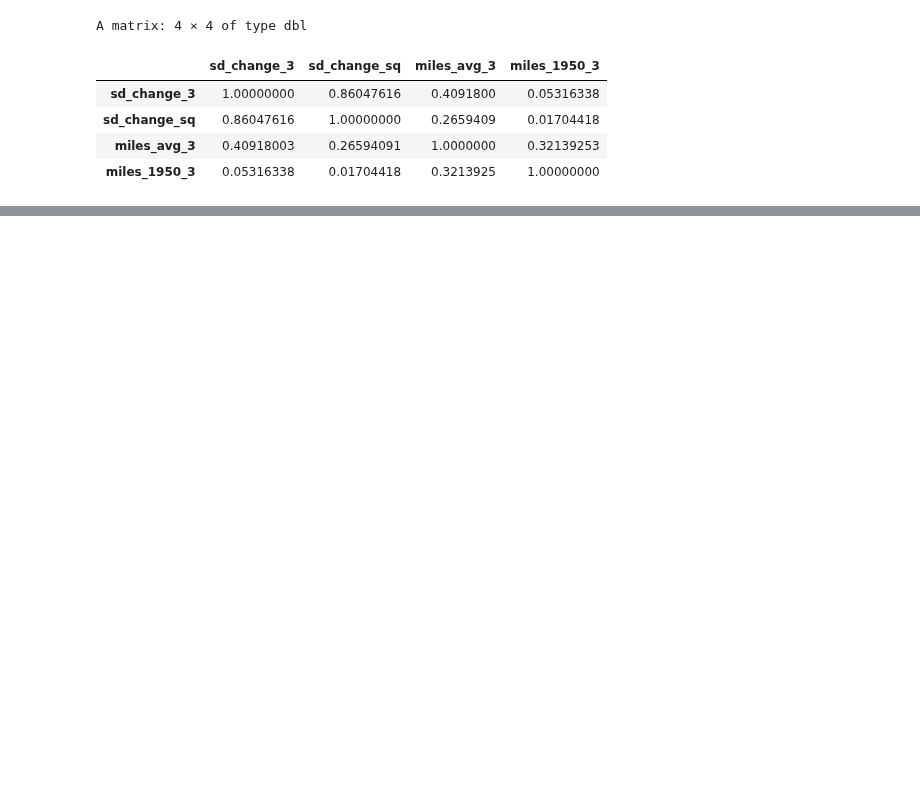
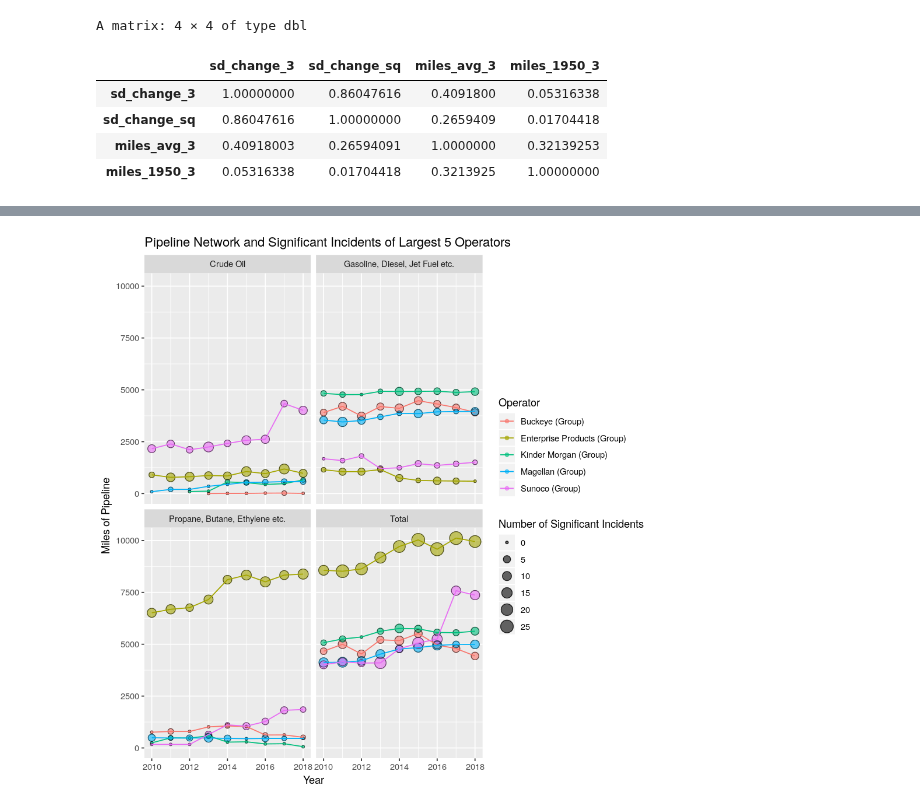
Before and after one commit to julianbarg/oil_industry, a Jupyter notebook: workbooks/11r_data_exploration_numeric.ipynb, the cells around one changed output, grey strips where cells are left out. Cells and saved outputs as stored; diff of their text form; code cells hidden in the pictures; blank space fills up the shorter version.

```diff
--- a/workbooks/11r_data_exploration_numeric.ipynb
+++ b/workbooks/11r_data_exploration_numeric.ipynb
@@ -132,0 +135,11 @@ A tibble: 30 × 7
+# %%
+top_5 <- sample %>%
+    group_by(OPERATOR_ID, YEAR) %>%
+    summarize(MILES = sum(MILES)) %>%
+    ungroup() %>%
+    group_by(OPERATOR_ID) %>%
+    filter(MILES == max(MILES)) %>%
+    ungroup() %>%
+    arrange(desc(MILES)) %>%
+    top_n(5)
+print(top_5)
@@ -132,0 +179,26 @@ A tibble: 30 × 7
+# %%
+total <- sample %>%
+    filter(OPERATOR_ID %in% top_5$OPERATOR_ID) %>%
+    group_by(OPERATOR_ID, YEAR) %>%
+    summarize(MILES = sum(MILES), SIGNIFICANT_INCIDENTS = sum(SIGNIFICANT_INCIDENTS)) %>%
+    mutate(COMMODITY = 'Total')
+
+plot <- sample %>%
+    filter(OPERATOR_ID %in% top_5$OPERATOR_ID) %>%
+    select(OPERATOR_ID, YEAR, COMMODITY, MILES, SIGNIFICANT_INCIDENTS) %>%
+    mutate(COMMODITY = recode(COMMODITY, crude = "Crude Oil",
+                              hvl = "Propane, Butane, Ethylene etc.",
+                              `non-hvl` = "Gasoline, Diesel, Jet Fuel etc.")) %>%
+    bind_rows(total) %>%
+    ggplot(aes(x=YEAR, y=MILES, color=OPERATOR_ID, size=SIGNIFICANT_INCIDENTS)) +
+        # facet_wrap(.~COMMODITY, scales="free_y") +
+        facet_wrap(.~COMMODITY) +
+        geom_point(alpha = 0.6) +
+        geom_point(shape=21, color='black', alpha=0.6) +
+        geom_line(size=0.5) +
+        scale_x_continuous(breaks = seq(2010, 2018, 2), lim=c(2010, 2018)) +
+        labs(title="Pipeline Network and Significant Incidents of Largest 5 Operators",
+             x="Year", y="Miles of Pipeline", color="Operator", size="Number of Significant Incidents")
+
+print(plot)
+# %% [output]
@@ -132,0 +211 @@ A tibble: 30 × 7
+[figure, added]
```
Also changed, not shown: parts of 14 cells of this notebook, 12 other files.
